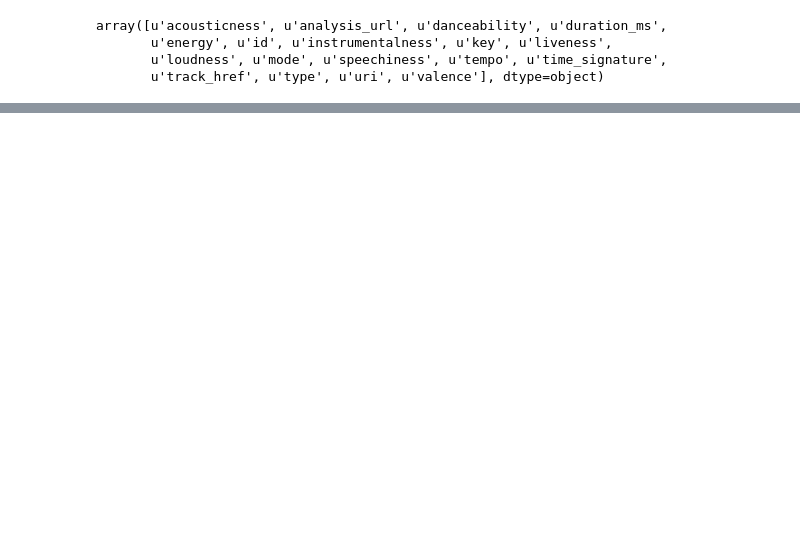
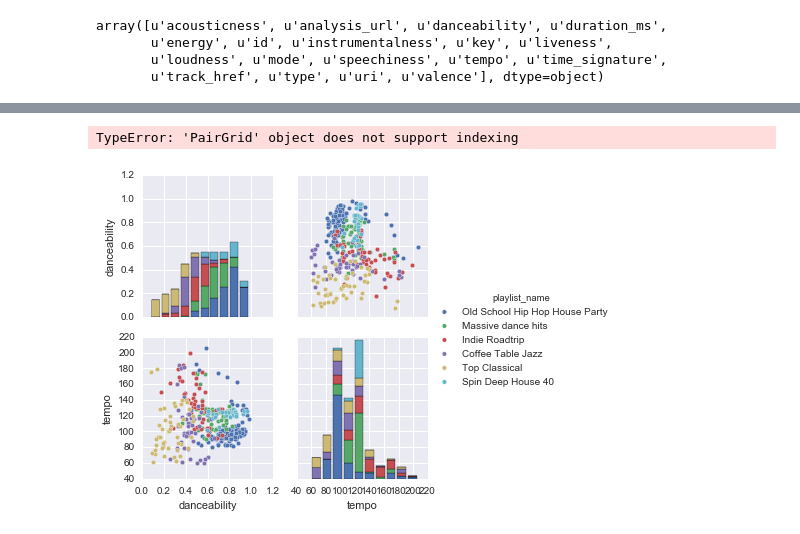
Before and after one commit to tomsyouruncle/dj_suggest_prototype, a Jupyter notebook: API_connect.ipynb, the cells around one changed output, grey strips where cells are left out. Saved outputs shown, nothing was run; the diff lists cells and outputs as text; code cells hidden in the pictures; blank space fills up the shorter version.

```diff
--- a/API_connect.ipynb
+++ b/API_connect.ipynb
@@ -179,0 +156,6 @@ sb.pairplot(feature_subset.dropna(), hue='playlist_name')
+# %%
+tempo_vs_danceable = master_dataset[['playlist_name','danceability','tempo',]]
+sb.pairplot(tempo_vs_danceable.dropna(), hue='playlist_name')[0]
+# %% [output]
+TypeError: 'PairGrid' object does not support indexing
+[figure, added]
```
Also changed, not shown: parts of 8 cells of this notebook, 5 other files.
